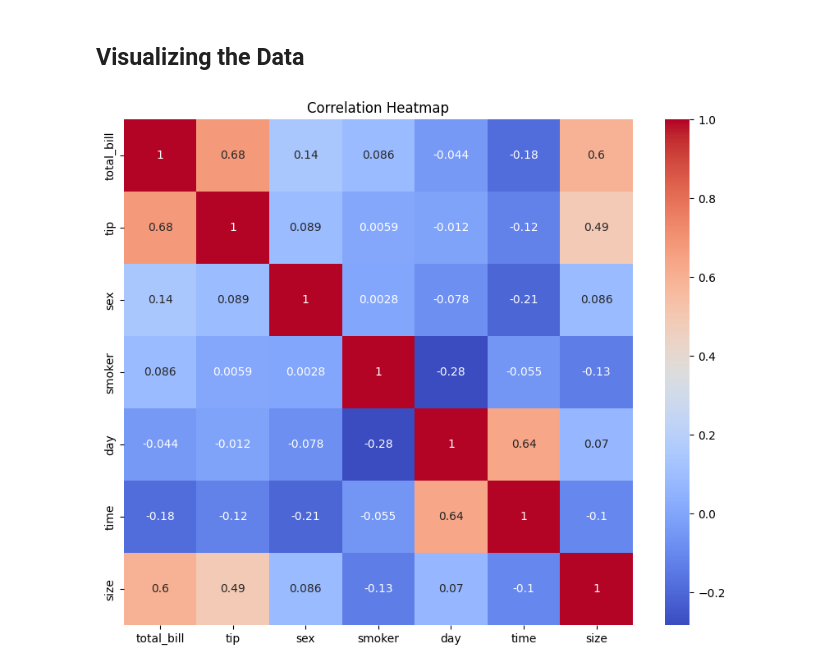
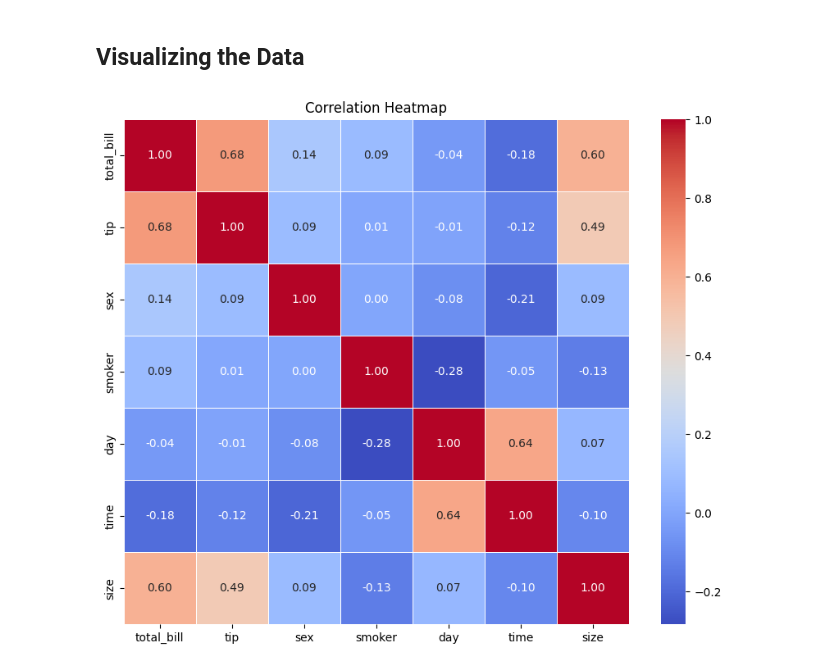
Before and after one commit to candobettercode/ml_app_dvc, a Jupyter notebook: notebooks/EDA.ipynb, the cells around one changed output. Cells and saved outputs as stored; diff of their text form; code cells hidden in the pictures.

```diff
--- a/notebooks/EDA.ipynb
+++ b/notebooks/EDA.ipynb
@@ -124,3 +125,14 @@ plot_numeric_histograms(numeric_cols)
 from sklearn.preprocessing import LabelEncoder
 # %%
 le = LabelEncoder()
+# %%
+label_encoders = {}
+
+for col in categorical_cols:
+    le = LabelEncoder()
+    df[col] = le.fit_transform(df[col])
+    label_encoders[col] = le  # Save the encoder for this column
+
+    mapping = dict(zip(le.classes_, le.transform(le.classes_)))
+    print(f"\nColumn: {col}")
+    print(mapping)
@@ -167,11 +169,20 @@ df
 # %% [markdown]
 ## Visualizing the Data
 # %%
-corr_matrix = df.corr()
+def calculate_correlation(df: pd.DataFrame) -> pd.DataFrame:
+    """Return the correlation matrix for numeric columns."""
+    return df.corr()
 # %%
-plt.figure(figsize=(10, 8))
-sns.heatmap(corr_matrix, annot=True, cmap='coolwarm')
-plt.title('Correlation Heatmap')
-plt.show()
+
+def plot_correlation_heatmap(corr_matrix: pd.DataFrame, title: str = 'Correlation Heatmap') -> None:
+    """Plot a heatmap given a correlation matrix."""
+    plt.figure(figsize=(10, 8))
+    sns.heatmap(corr_matrix, annot=True, fmt=".2f", cmap='coolwarm', linewidths=0.5, square=True)
+    plt.title(title)
+    plt.show()
-# %% [output]
-[figure, removed]
+# %%
+# Calculate correlation and plot
+corr_matrix = calculate_correlation(df)
+plot_correlation_heatmap(corr_matrix)
+# %% [output]
+[figure, added]
```
Also changed, not shown: parts of 49 cells of this notebook, 4 other files.
